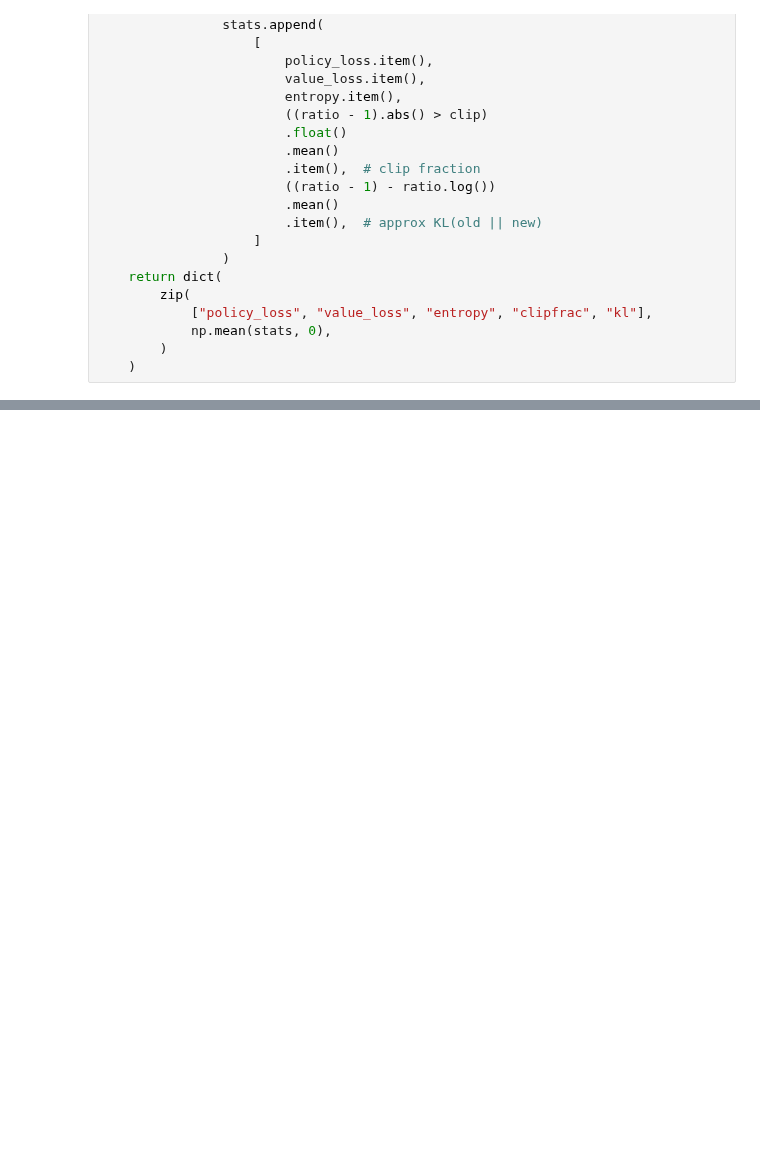
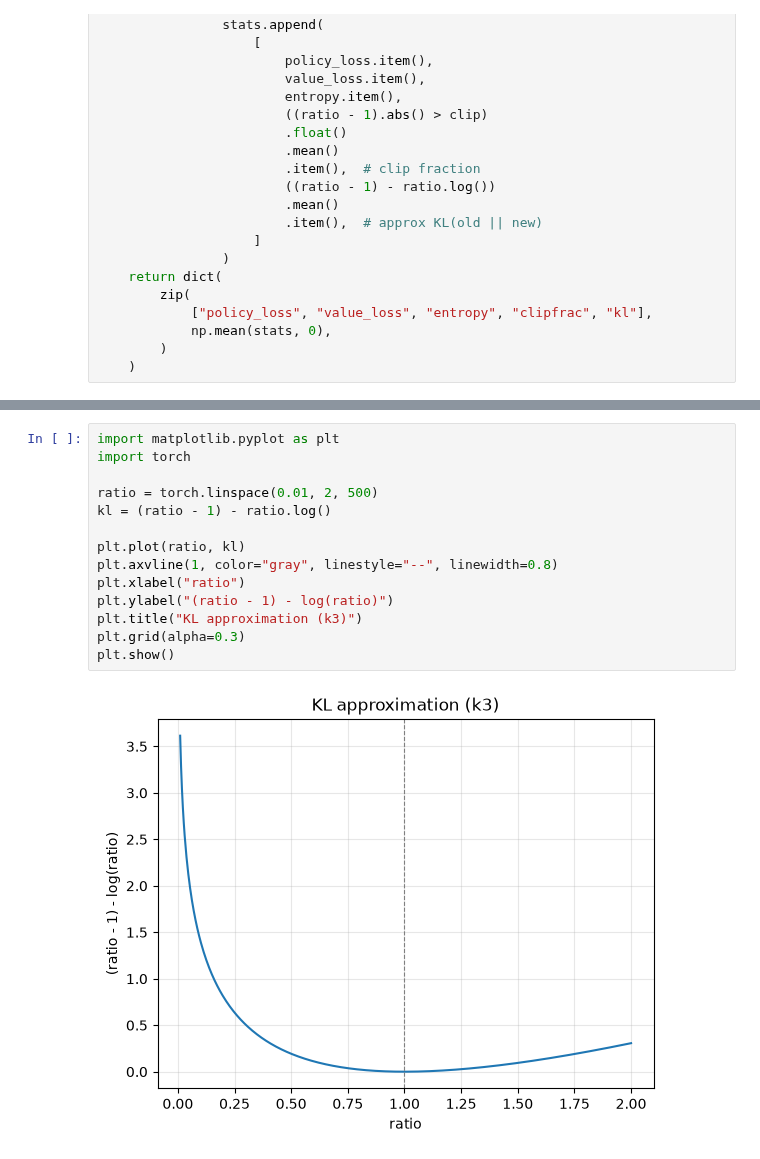
Before and after one commit to rgsk/rl, a Jupyter notebook: src/deep/ppo.ipynb, the cells around one changed output, grey strips where cells are left out. Saved outputs shown, nothing was run; the diff lists cells and outputs as text; blank space fills up the shorter version.

```diff
--- a/src/deep/ppo.ipynb
+++ b/src/deep/ppo.ipynb
@@ -253,0 +254,16 @@ ratio after update: min=0.76  max=1.25  outside [0.8, 1.2]: 16.1%
+# %%
+import matplotlib.pyplot as plt
+import torch
+
+ratio = torch.linspace(0.01, 2, 500)
+kl = (ratio - 1) - ratio.log()
+
+plt.plot(ratio, kl)
+plt.axvline(1, color="gray", linestyle="--", linewidth=0.8)
+plt.xlabel("ratio")
+plt.ylabel("(ratio - 1) - log(ratio)")
+plt.title("KL approximation (k3)")
+plt.grid(alpha=0.3)
+plt.show()
+# %% [output]
+[figure, added]
```
Also changed, not shown: parts of 7 cells of this notebook.
